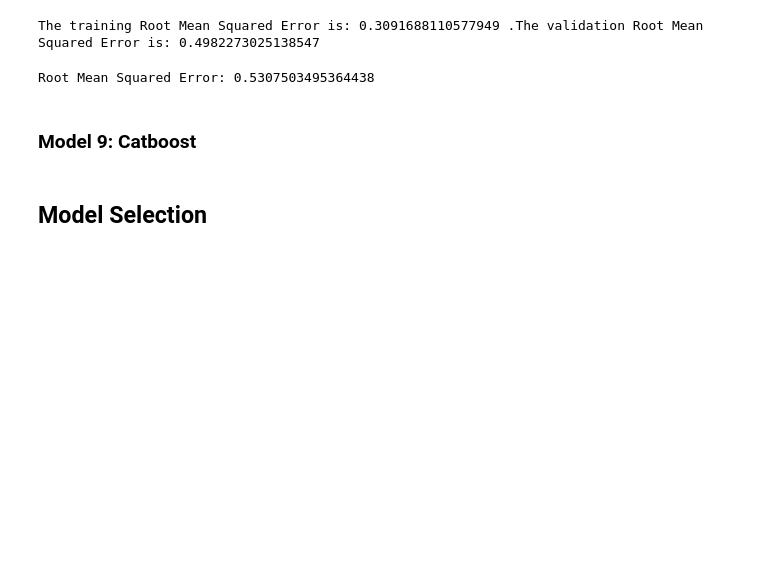
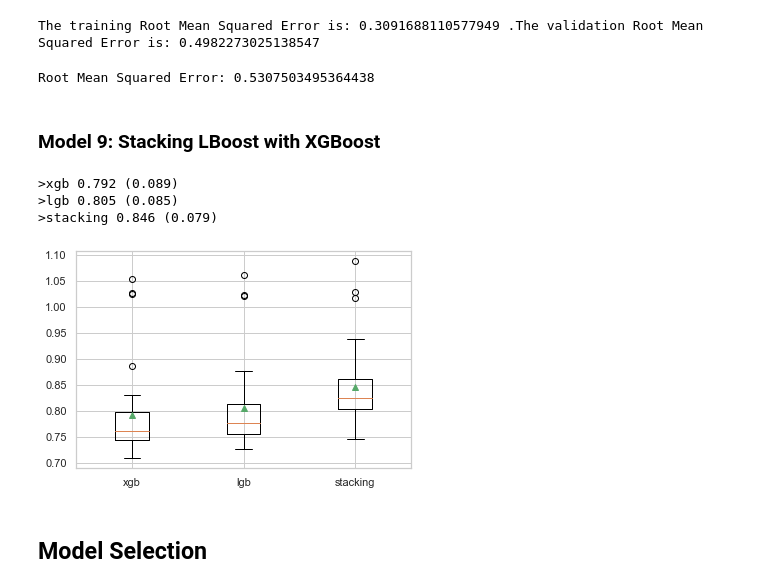
Before and after one commit to nkonyanihlulani/Team_7_regression, a Jupyter notebook: team_7.ipynb, the cells around one changed output. Cells and saved outputs as stored; diff of their text form; code cells hidden in the pictures; blank space fills up the shorter version.

```diff
--- a/team_7.ipynb
+++ b/team_7.ipynb
@@ -690,7 +722,46 @@ Root Mean Squared Error: 0.5307503495364438
 submission6 = pd.DataFrame({'Index': test.Index, 'avg_price_per_kg': y_pred})
 submission6.head()
 # %% [markdown]
-### Model 9: Catboost
+### Model 9: Stacking LBoost with XGBoost
+# %%
+def get_stacking():
+    # define the base models
+    level0 = list()
+    level0.append(('xgb', xgb.XGBRegressor()))
+    level0.append(('lgb', LGBMRegressor()))
+    # define meta learner model
+    level1 = xgb.XGBRegressor()
+    # define the stacking ensemble
+    model = StackingRegressor(estimators=level0, final_estimator=level1, cv=5)
+    return model
+def get_models():
+    models=dict()
+    models['xgb'] = xgb.XGBRegressor()
+    models['lgb'] = LGBMRegressor()
+    models['stacking'] = get_stacking()
+    return models
+
+def evaluate_model(model, X, y):
+    cv = RepeatedKFold(n_splits=10, n_repeats=3, random_state=1)
+    scores = cross_val_score(model, X, y, scoring='neg_root_mean_squared_error', cv=cv, n_jobs=-1, error_score='raise')
+    return np.sqrt(np.abs(scores))
+models = get_models()
+# evaluate the models and store results
+# %%
+results, names = list(), list()
+for name, model in models.items():
+    scores = evaluate_model(model, X, y)
+    results.append(scores)
+    names.append(name)
+    print('>%s %.3f (%.3f)' % (name, np.mean(scores), np.std(scores)))
+# plot model performance for comparison
+plt.boxplot(results, labels=names, showmeans=True)
+plt.show()
+# %% [output]
+>xgb 0.792 (0.089)
+>lgb 0.805 (0.085)
+>stacking 0.846 (0.079)
+[figure, added]
 # %% [markdown]
 ## Model Selection
 # %%
```
Also changed, not shown: parts of 28 cells of this notebook, 5 other files.
